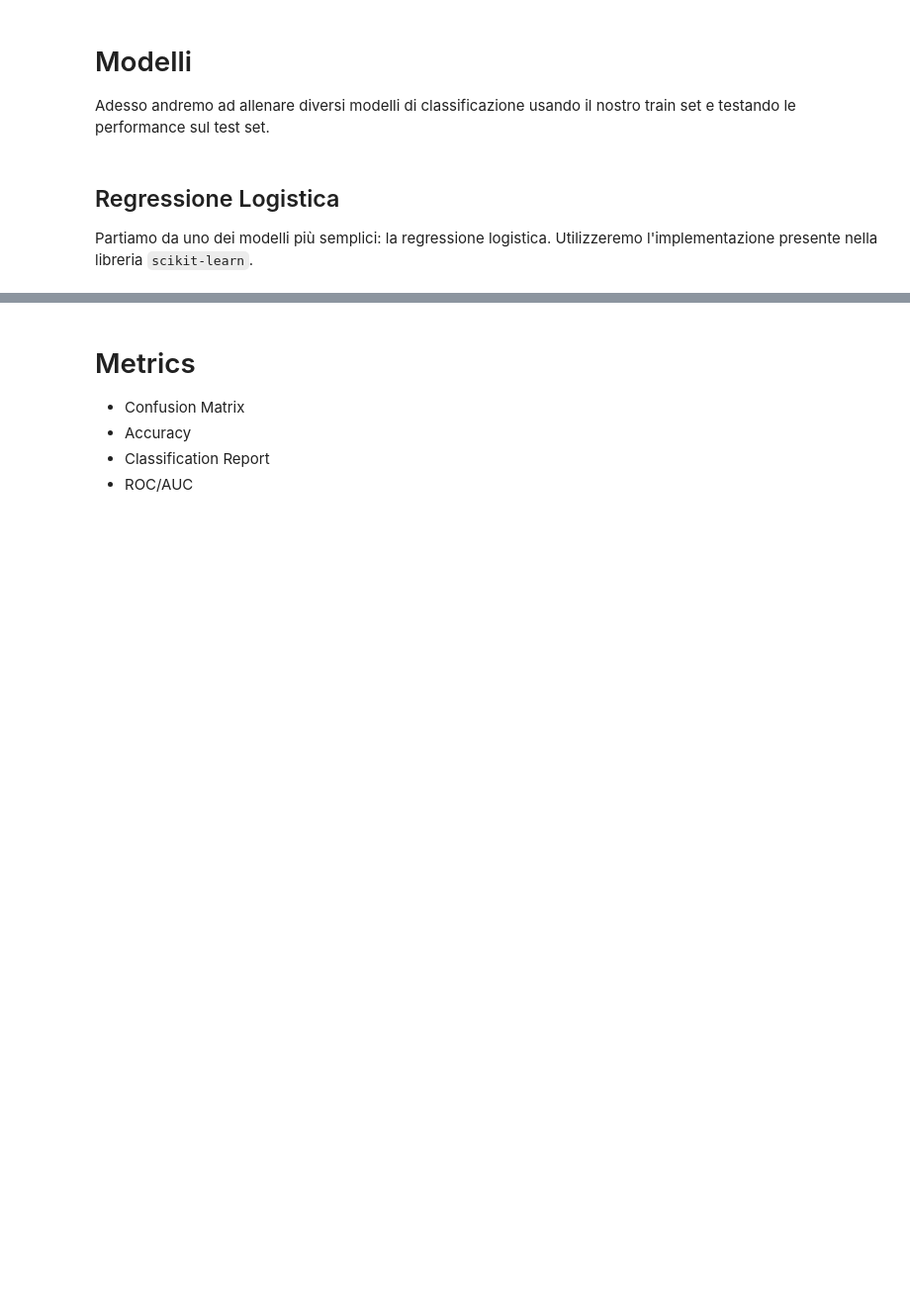
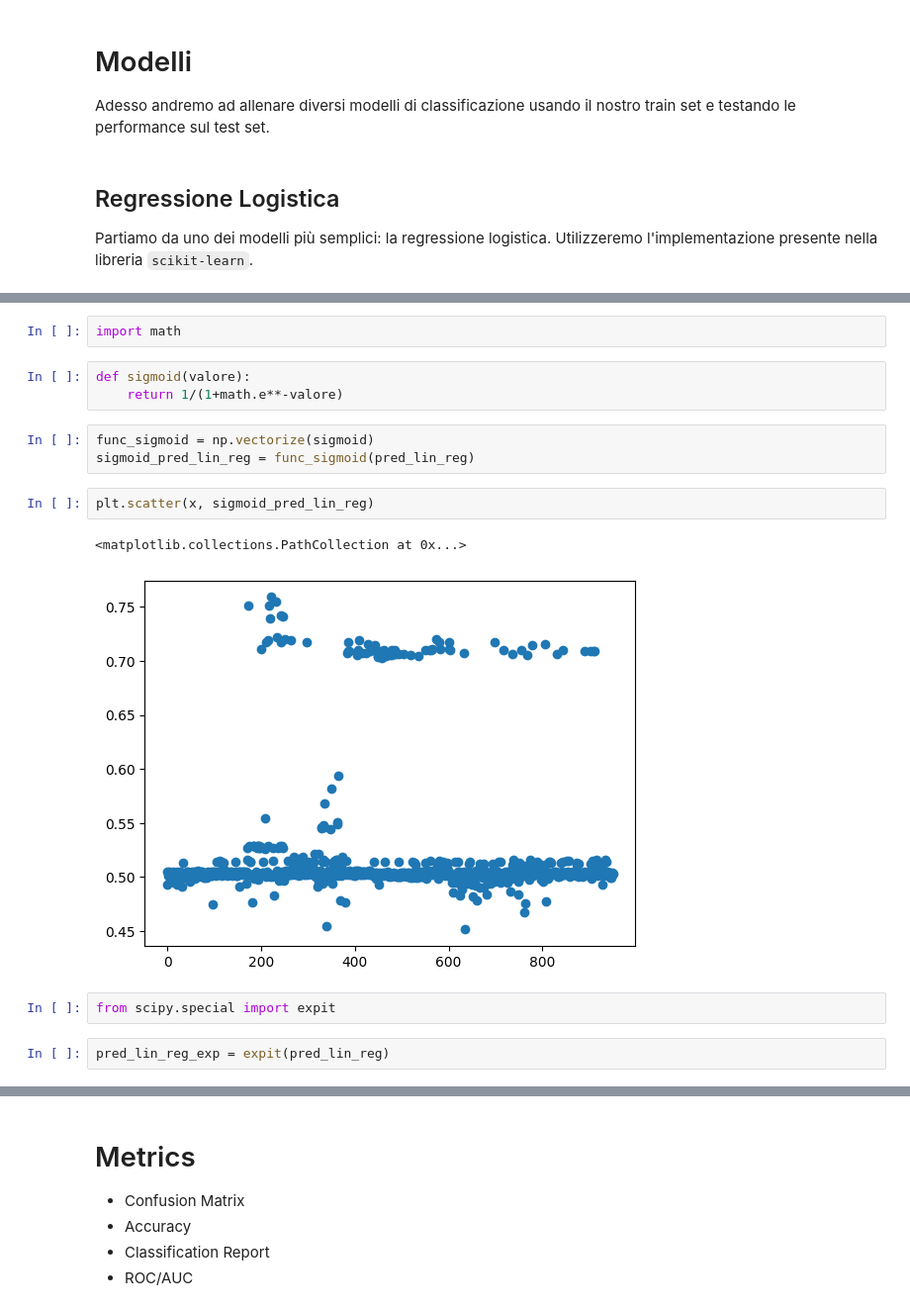
Before and after one commit to DLBD-Department/Python-Data-Science, a Jupyter notebook: Day3-MachineLearning/E2E-ML.ipynb, the cells around one changed output, grey strips where cells are left out. Shown: that part at 99% size. Saved outputs shown, nothing was run; the diff lists cells and outputs as text; blank space fills up the shorter version.

```diff
--- a/Day3-MachineLearning/E2E-ML.ipynb
+++ b/Day3-MachineLearning/E2E-ML.ipynb
@@ -142,0 +175,17 @@ log_reg = LogisticRegression(
+# %%
+import math
+# %%
+def sigmoid(valore):
+    return 1/(1+math.e**-valore)
+# %%
+func_sigmoid = np.vectorize(sigmoid)
+sigmoid_pred_lin_reg = func_sigmoid(pred_lin_reg)
+# %%
+plt.scatter(x, sigmoid_pred_lin_reg)
+# %% [output]
+<matplotlib.collections.PathCollection at 0x...>
+[figure, added]
+# %%
+from scipy.special import expit
+# %%
+pred_lin_reg_exp = expit(pred_lin_reg)
```
Also changed, not shown: parts of 24 cells of this notebook.
